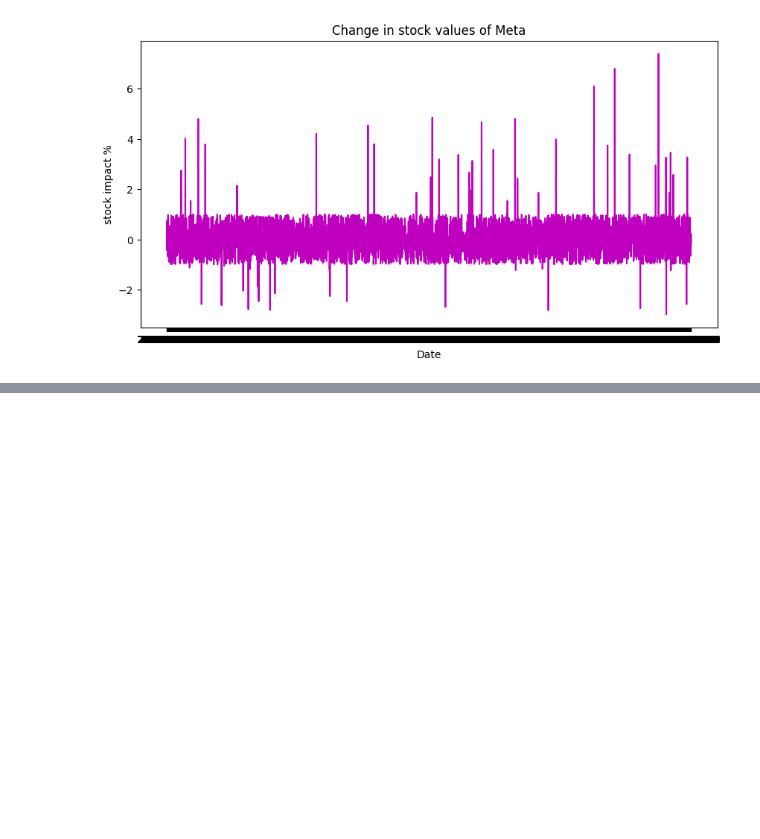
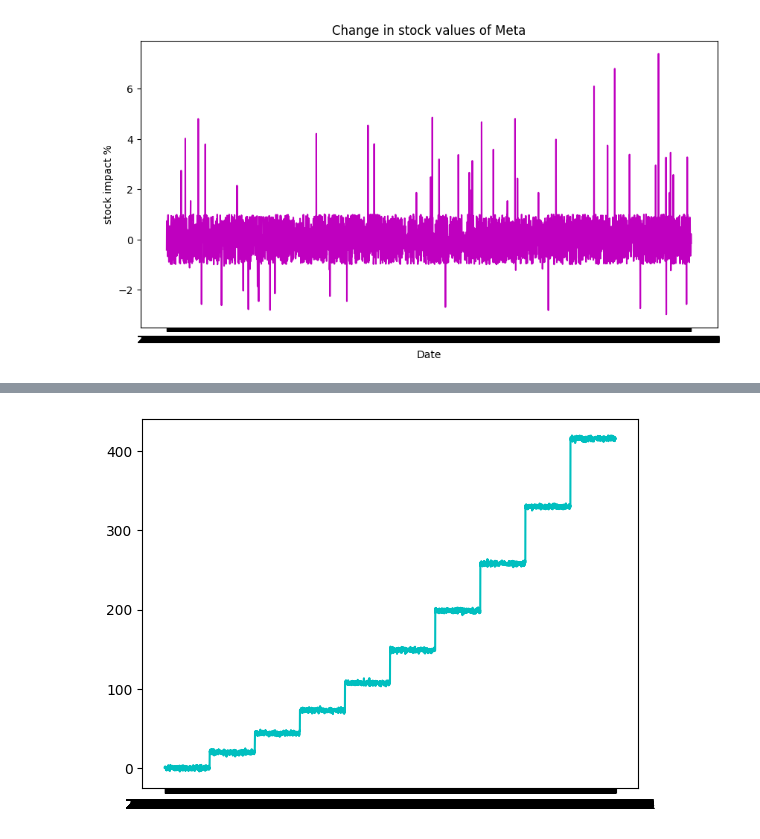
Before and after one commit to faixankh07-dvader/DATA-ANALYSIS-PYTHON-PANDAS, a Jupyter notebook: AI FINANCIAL MARKET ANALYSIS/main.ipynb, the cells around one changed output, grey strips where cells are left out. Saved outputs shown, nothing was run; the diff lists cells and outputs as text; code cells hidden in the pictures; blank space fills up the shorter version.

```diff
--- a/AI FINANCIAL MARKET ANALYSIS/main.ipynb
+++ b/AI FINANCIAL MARKET ANALYSIS/main.ipynb
@@ -262,0 +360,7 @@ plt.show()
+# %%
+#Google REVENUE GROWTH YEAR BY YEAR
+
+plt.plot( data_google['Date'], data_google['AI_Revenue_Growth_%'], color = 'c')
+plt.show()
+# %% [output]
+[figure, added]
```
Also changed, not shown: parts of 19 cells of this notebook.
